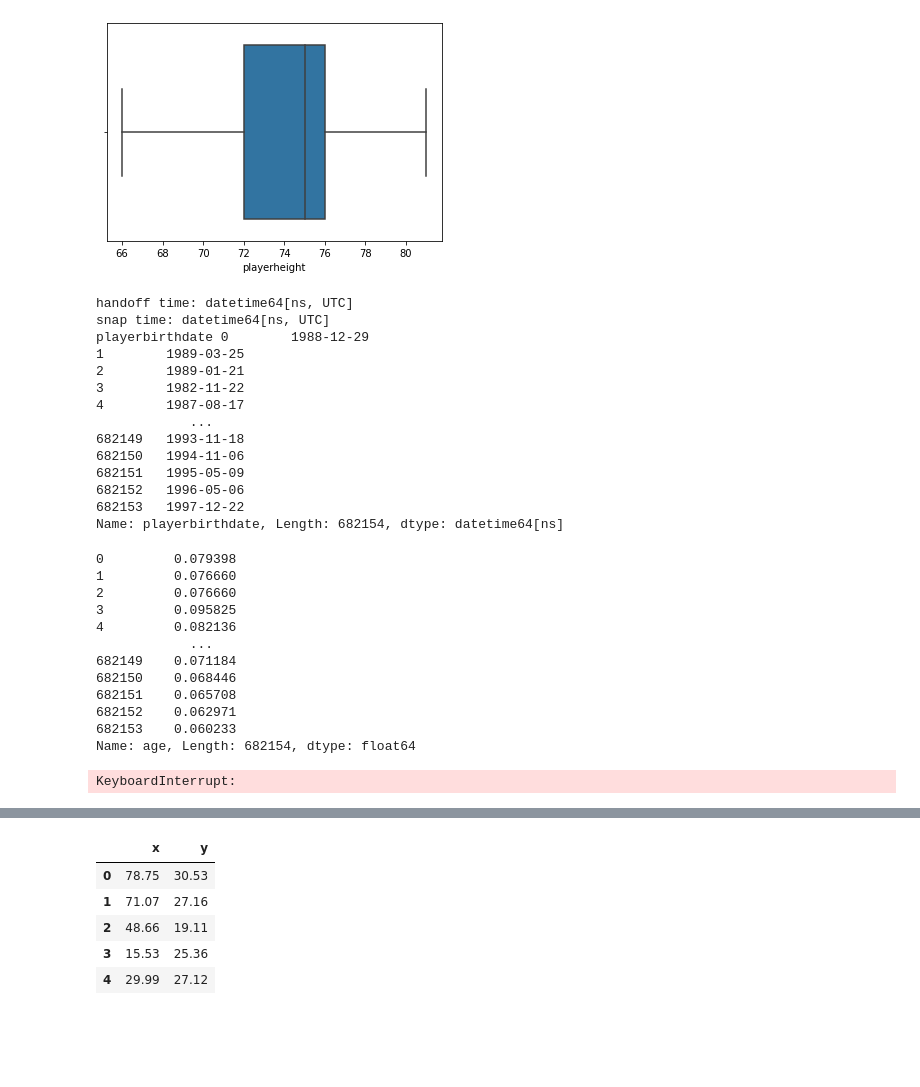
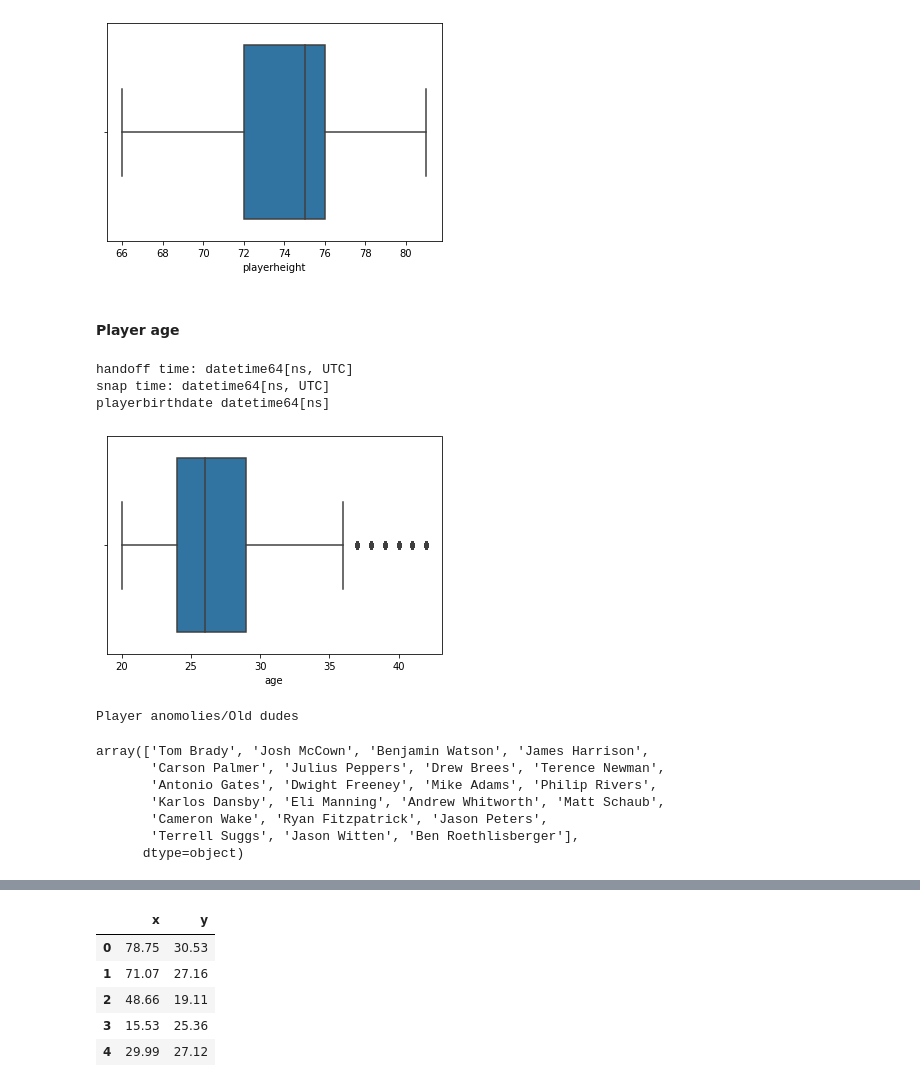
Before and after one commit to MaloneyJason/Rush-Yards, a Jupyter notebook: Yard Prediction Exploration.ipynb, the cells around one changed output, grey strips where cells are left out. Drawn from its saved outputs; the diff is of its cells as text; code cells hidden in the pictures; blank space fills up the shorter version.

```diff
--- a/Yard Prediction Exploration.ipynb
+++ b/Yard Prediction Exploration.ipynb
@@ -83,6 +66,8 @@ sns.boxplot(data["playerheight"])
 plt.show()
 # %% [output]
 [figure]
+# %% [markdown]
+#### Player age
 # %%
 # convert TimeHandoff to dates and times
 data['timehandoff'] = pd.to_datetime(data['timehandoff'])
@@ -91,54 +76,34 @@ data['playerbirthdate'] = pd.to_datetime(data["playerbirthdate"])
 # confirm dtype
 print('handoff time:',data["timehandoff"].dtype)
 print('snap time:',data["timesnap"].dtype)
-print('playerbirthdate',data["playerbirthdate"])
+print('playerbirthdate',data["playerbirthdate"].dtype)
 # %% [output]
 handoff time: datetime64[ns, UTC]
 snap time: datetime64[ns, UTC]
-playerbirthdate 0        1988-12-29
-1        1989-03-25
-2        1989-01-21
-3        1982-11-22
-4        1987-08-17
-            ...
-682149   1993-11-18
-682150   1994-11-06
-682151   1995-05-09
-682152   1996-05-06
-682153   1997-12-22
-Name: playerbirthdate, Length: 682154, dtype: datetime64[ns]
+playerbirthdate datetime64[ns]
 # %%
 # generate age of each player
 def birthDayCalc(df):
     birthDay = df[0].year
     timeHandoff = df[1].year
-    daysOfAge = (timeHandoff - birthDay) #/ 365.25
-    return daysOfAge
+    age = (timeHandoff - birthDay) #/ 365.25
+    return age
 data["age"] = data[["playerbirthdate","timehandoff"]].apply(birthDayCalc, axis=1)
-# %%
-data["age"]
-# %% [output]
-0         0.079398
-1         0.076660
-2         0.076660
-3         0.095825
-4         0.082136
-            ...
-682149    0.071184
-682150    0.068446
-682151    0.065708
-682152    0.062971
-682153    0.060233
-Name: age, Length: 682154, dtype: float64
-# %%
-# get age of each player
-# convert PlayerBirthDate to datetime
-data['playerbirthdate'] = pd.to_datetime(data['playerbirthdate'])
-data['playerage'] = 0
-# age = year of handoff - year of birth
-data['playerage'] = data.apply(lambda row: row['timehandoff'].year - row['playerbirthdate'].year, axis = 1)
-# %% [output]
-KeyboardInterrupt:
+# %%
+sns.boxplot(data["age"])
+plt.show()
+print("Player anomolies/Old dudes:")
+data['displayname'][data["age"] > 36].unique()
+# %% [output]
+[figure, added]
+Player anomolies/Old dudes
+array(['Tom Brady', 'Josh McCown', 'Benjamin Watson', 'James Harrison',
+       'Carson Palmer', 'Julius Peppers', 'Drew Brees', 'Terence Newman',
+       'Antonio Gates', 'Dwight Freeney', 'Mike Adams', 'Philip Rivers',
+       'Karlos Dansby', 'Eli Manning', 'Andrew Whitworth', 'Matt Schaub',
+       'Cameron Wake', 'Ryan Fitzpatrick', 'Jason Peters',
+       'Terrell Suggs', 'Jason Witten', 'Ben Roethlisberger'],
+      dtype=object)
 # %%
 # convert windspeed
 def windConvert(x):
```
Also changed, not shown: parts of 19 cells of this notebook.
